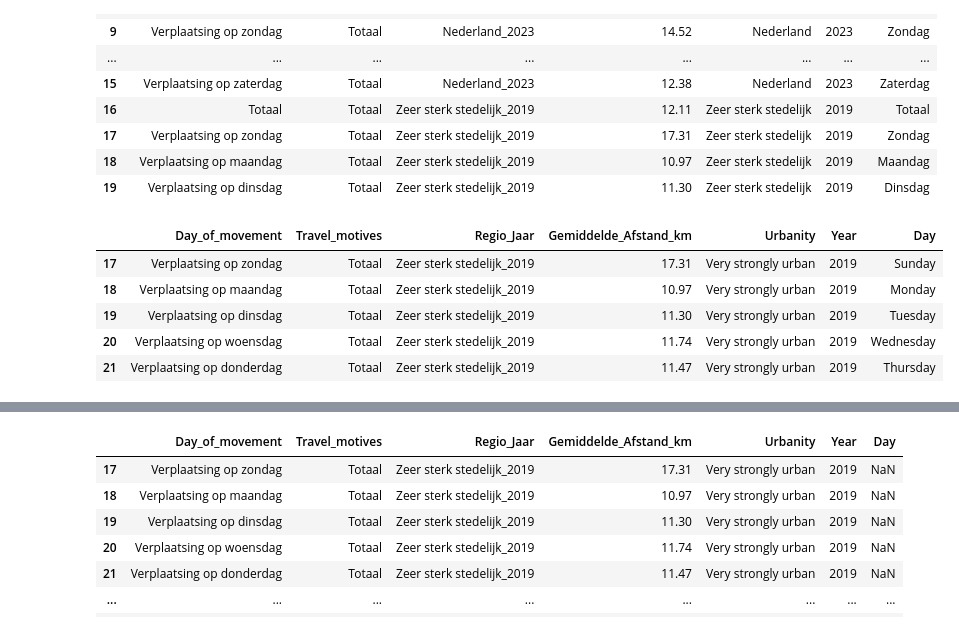
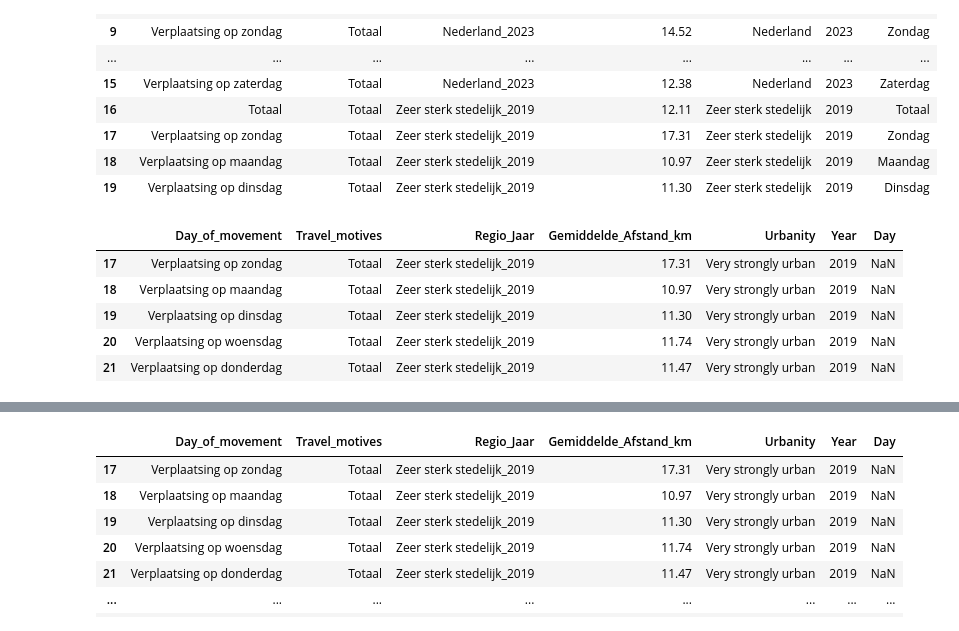
Before and after one commit to wendyqxc/Group8, a Jupyter notebook: Code_per_person.ipynb, the cells around one changed output, grey strips where cells are left out. Drawn from its saved outputs; the diff is of its cells as text; code cells hidden in the pictures.

```diff
--- a/Code_per_person.ipynb
+++ b/Code_per_person.ipynb
@@ -638,7 +638,6 @@ df_long.head(20)
 | 19 | Verplaatsing op dinsdag | Totaal | Zeer sterk stedelijk_2019 | 11.30 | Zeer sterk stedelijk | 2019 | Dinsdag |
 # %%
 """Filtering the data to make usefull graphs"""
-df_long_total = df_long.copy()
 df_long['Day'] = df_long['Day'].astype(str).str.strip() #remove all white spaces from the strings in column 'Day'
 df_long = df_long[df_long['Day'] != 'Totaal'] #show data for all days except for the 'totaal'
 
@@ -648,38 +647,38 @@ day_order = ['Maandag','Dinsdag','Woensdag','Donderdag','Vrijdag','Zaterdag','Zo
 df_long['Day'] = pd.Categorical(df_long['Day'], categories=day_order, ordered=True) #sorting the days according to the logical order
 
 #converting the days to english
 day_translation = {
     'Maandag': 'Monday',
     'Dinsdag': 'Tuesday',
     'Woensdag': 'Wednesday',
     'Donderdag': 'Thursday',
     'Vrijdag': 'Friday',
     'Zaterdag': 'Saturday',
     'Zondag': 'Sunday',
     'Totaal': 'Total'
 }
 df_long['Day'] = df_long['Day'].replace(day_translation)
 
 #converting the level of urbanity to english
 sted_translation = {
     'Nederland': 'Netherlands',
     'Zeer sterk stedelijk': 'Very strongly urban',
     'Sterk stedelijk': 'Strongly urban',
     'Matig stedelijk': 'Moderately urban',
     'Weinig stedelijk': 'Slightly urban',
     'Niet stedelijk': 'Not urban'
 }
 
 df_long['Urbanity'] = df_long['Urbanity'].replace(sted_translation)
 
 df_long.head()
 # %% [output]
 |  | Day_of_movement | Travel_motives | Regio_Jaar | Gemiddelde_Afstand_km | Urbanity | Year | Day |
-| 17 | Verplaatsing op zondag | Totaal | Zeer sterk stedelijk_2019 | 17.31 | Very strongly urban | 2019 | Sunday |
-| 18 | Verplaatsing op maandag | Totaal | Zeer sterk stedelijk_2019 | 10.97 | Very strongly urban | 2019 | Monday |
-| 19 | Verplaatsing op dinsdag | Totaal | Zeer sterk stedelijk_2019 | 11.30 | Very strongly urban | 2019 | Tuesday |
-| 20 | Verplaatsing op woensdag | Totaal | Zeer sterk stedelijk_2019 | 11.74 | Very strongly urban | 2019 | Wednesday |
-| 21 | Verplaatsing op donderdag | Totaal | Zeer sterk stedelijk_2019 | 11.47 | Very strongly urban | 2019 | Thursday |
+| 17 | Verplaatsing op zondag | Totaal | Zeer sterk stedelijk_2019 | 17.31 | Very strongly urban | 2019 | NaN |
+| 18 | Verplaatsing op maandag | Totaal | Zeer sterk stedelijk_2019 | 10.97 | Very strongly urban | 2019 | NaN |
+| 19 | Verplaatsing op dinsdag | Totaal | Zeer sterk stedelijk_2019 | 11.30 | Very strongly urban | 2019 | NaN |
+| 20 | Verplaatsing op woensdag | Totaal | Zeer sterk stedelijk_2019 | 11.74 | Very strongly urban | 2019 | NaN |
+| 21 | Verplaatsing op donderdag | Totaal | Zeer sterk stedelijk_2019 | 11.47 | Very strongly urban | 2019 | NaN |
 # %%
 """Making the graph for level of urbanity using seaborn"""
 g = sns.relplot(
```
Also changed, not shown: parts of 1 cell of this notebook, 1 other file.
